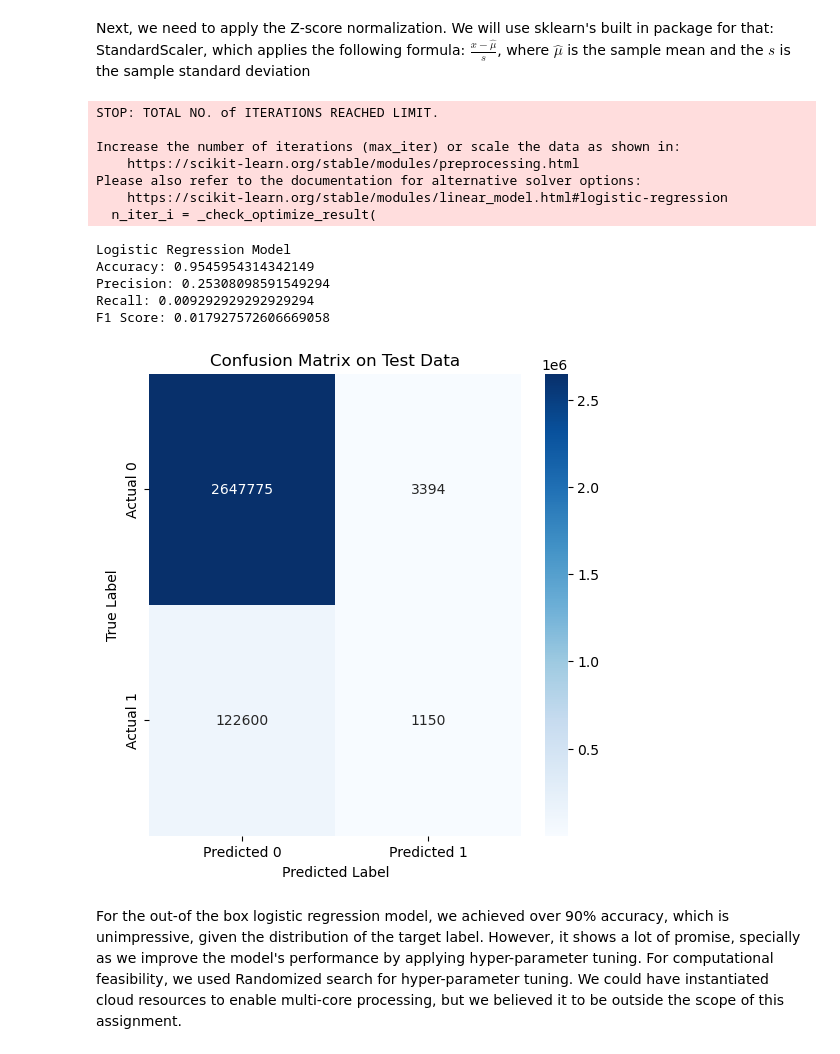
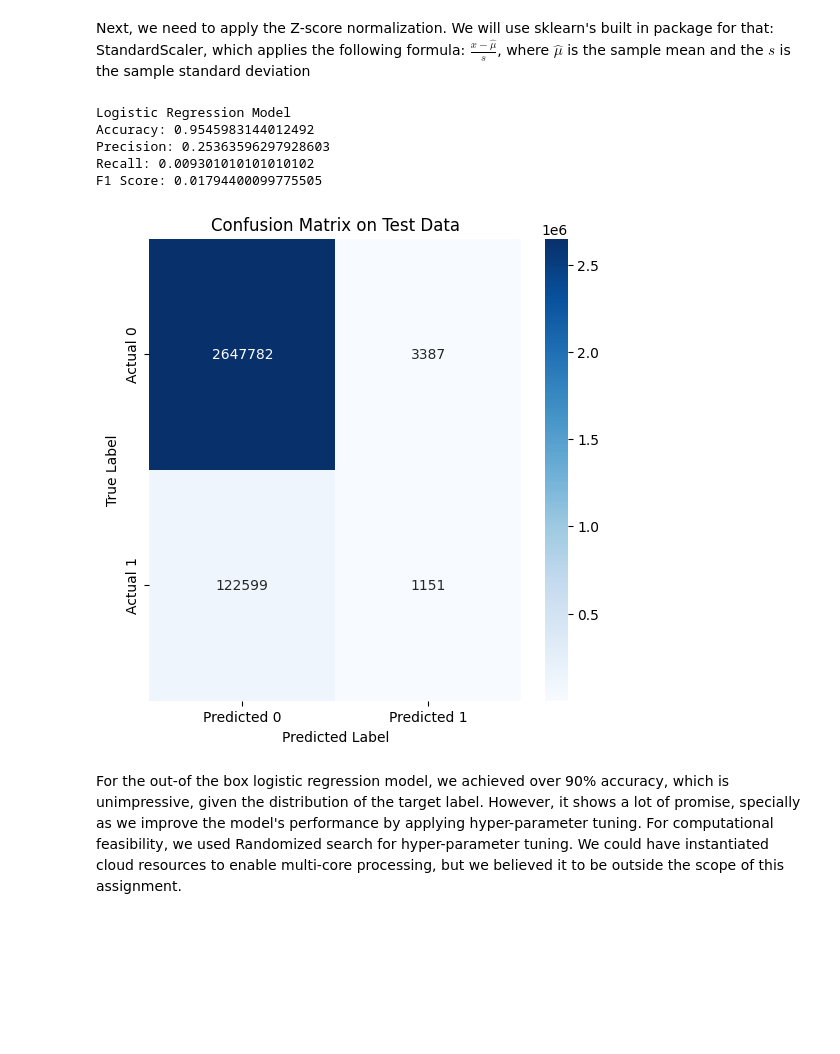
Before and after one commit to Bernardo-giff/imperial_digital_marketing, a Jupyter notebook: Prediction_algorithm.ipynb, the cells around one changed output. Saved outputs shown, nothing was run; the diff lists cells and outputs as text; code cells hidden in the pictures; blank space fills up the shorter version.

Commit message:
Fixed the performance and running a fixed version of the model

```diff
--- a/Prediction_algorithm.ipynb
+++ b/Prediction_algorithm.ipynb
@@ -426,6 +425,9 @@ import numpy as np
 # Prepare the data for the model
 X = sessions.drop(['session_id', 'timestamp_click', 'flg_is_purchase', 'num_purchases'], axis=1)
 y = sessions['flg_is_purchase']
+
+# Transform the total session time to timedelta
+X['total_session_time'] = pd.to_timedelta(X['total_session_time'])
 
 # Convert the total session time to seconds
 X['total_session_time'] = X['total_session_time'].dt.total_seconds()
@@ -548,46 +550,47 @@ num_cols = ['count_of_clicks', 'total_session_time', 'unique_categories', 'uniqu
 # Fit the scaler on the training data
 scaler.fit(X_train[num_cols])
 
 # Transform the training data
 X_train[num_cols] = scaler.transform(X_train[num_cols])
 
 # Transform the testing data
 X_test[num_cols] = scaler.transform(X_test[num_cols])
 
 
 # Fit the model
 log_reg.fit(X_train, y_train)
 
 log_reg_preds = log_reg.predict(X_test)
 
 # Calculate the accuracy, precision, recall, and F1 scores
 log_reg_accuracy = accuracy_score(y_test, log_reg_preds)
 log_reg_precision = precision_score(y_test, log_reg_preds)
 log_reg_recall = recall_score(y_test, log_reg_preds)
 log_reg_f1 = f1_score(y_test, log_reg_preds)
 
 # Print the results
 print('Logistic Regression Model')
 print('Accuracy: {}'.format(log_reg_accuracy))
 print('Precision: {}'.format(log_reg_precision))
 print('Recall: {}'.format(log_reg_recall))
 print('F1 Score: {}'.format(log_reg_f1))
 
 cm_print(X_test, y_test, log_reg, title='Confusion Matrix on Test Data')
+
+# Save the scaled data to csv files to save time in executing previous code
+X_train.to_csv(path + 'X_train.csv', index=False)
+X_test.to_csv(path + 'X_test.csv', index=False)
+
+# Save the model and predictions to disk
+joblib.dump(log_reg, path + 'log_reg_model_1.pkl')
+np.save(path + 'log_reg_preds_1.npy', log_reg_preds)
 # %% [output]
-STOP: TOTAL NO. of ITERATIONS REACHED LIMIT.
-
-Increase the number of iterations (max_iter) or scale the data as shown in:
-    https://scikit-learn.org/stable/modules/preprocessing.html
-Please also refer to the documentation for alternative solver options:
-    https://scikit-learn.org/stable/modules/linear_model.html#logistic-regression
-  n_iter_i = _check_optimize_result(
+Logistic Regression Model
+Accuracy: 0.9545983144012492
+Precision: 0.25363596297928603
+Recall: 0.009301010101010102
+F1 Score: 0.01794400099775505
-Logistic Regression Model
-Accuracy: 0.9545954314342149
-Precision: 0.25308098591549294
-Recall: 0.009292929292929294
-F1 Score: 0.017927572606669058
-[figure, old version]
+[figure, new version]
 # %% [markdown]
 For the out-of the box logistic regression model, we achieved over 90% accuracy, which is unimpressive, given the distribution of the target label. However, it shows a lot of promise, specially as we improve the model's performance by applying hyper-parameter tuning. For computational feasibility, we used Randomized search for hyper-parameter tuning. We could have instantiated cloud resources to enable multi-core processing, but we believed it to be outside the scope of this assignment.
 # %%
```
Also changed, not shown: parts of 8 cells of this notebook.
